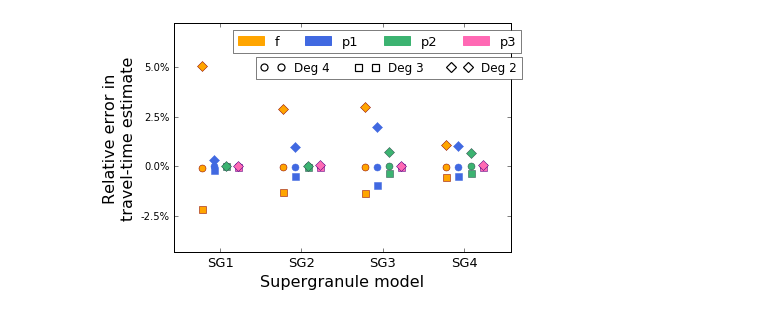
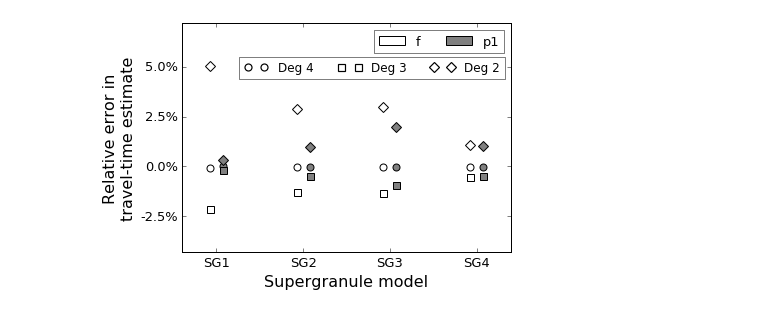
Before and after one commit to jishnub/sparc_flows, a Jupyter notebook: traveltimes_validation.ipynb, the cells around one changed output. Drawn from its saved outputs; the diff is of its cells as text; code cells hidden in the pictures.

```diff
--- a/traveltimes_validation.ipynb
+++ b/traveltimes_validation.ipynb
@@ -44,11 +44,17 @@ colors = {0:{"mfc":"orange","mec":"darkred"},
           1:{"mfc":"royalblue","mec":"royalblue"},
           2:{"mfc":"mediumseagreen","mec":"darkslategrey"},
           3:{"mfc":"hotpink","mec":"indigo"}}
+
+colors = {0:{"mfc":"white","mec":"0"},
+          1:{"mfc":"0.5","mec":"0"}}
+
+
+
 handles=[]
 
 for SGno,datadir in enumerate(datadir_list):
 
-    for modeno,mode in modes_list.items():
+    for modeno,mode in enumerate([modes_list[0],modes_list[1]]):
         halftime=np.loadtxt(os.path.join(datadir,'params.{:d}'.format(modeno)))[2]
 
         data = np.squeeze(pyfits.getdata(os.path.join(datadir,'data','{:02d}.fits'.format(src))))
@@ -81,35 +87,36 @@ for SGno,datadir in enumerate(datadir_list):
         deg3,=plt.plot([SGno+shift*modeno],(tt3-max_tt)/max_tt,marker='o',
                        mfc=colors[modeno]["mfc"],mec=colors[modeno]["mec"],
                          label="{}".format(mode.replace("mode","")),
-                           ls="None",ms=7);
+                           ls="None",ms=7,mew=1);
         deg2,=plt.plot([SGno+shift*modeno],(tt2-max_tt)/max_tt,marker='s',
                        mfc=colors[modeno]["mfc"],mec=colors[modeno]["mec"],
                          label="{}".format(mode.replace("mode","")),
-                           ls="None",ms=7);
+                           ls="None",ms=7,mew=1);
         deg1,=plt.plot([SGno+shift*modeno],(tt1-max_tt)/max_tt,marker='D',
                        mfc=colors[modeno]["mfc"],mec=colors[modeno]["mec"],
                          label="{}".format(mode.replace("mode","")),
-                            ls="None",ms=7);
+                            ls="None",ms=7,mew=1);
 
         if SGno==0:
             handles.extend([deg3,deg2,deg1])
 
 
-plt.xticks(np.arange(len(datadir_list))+shift*(len(modes_list)-1)/2,
+plt.xticks(np.arange(len(datadir_list))+shift*(len(handles)//3-1)/2,
            ['SG'+str(i) for i in xrange(1,len(datadir_list)+1)])
 
 # plt.legend(handles=handles,
 #            loc="best",fontsize=13,ncol=2,bbox_to_anchor=(1.02,1));
 
 handles_modes=[]
-for modeno,mode in modes_list.items():
+for modeno,mode in enumerate([modes_list[0],modes_list[1]]):
     handles_modes.append(matplotlib.patches.FancyBboxPatch((0,0),1,1,
                 boxstyle="sawtooth,pad=0.3,tooth_size=0.5",
                 color=colors[modeno]["mfc"],
+                ec=colors[modeno]["mec"],
                 label=mode.replace("mode","")))
 
 legend1=plt.legend(handles=handles_modes,
-           loc="upper right",fontsize=13,ncol=4,bbox_to_anchor=(1.05,1));
+           loc="upper right",fontsize=13,ncol=4,bbox_to_anchor=(1,1));
 legend1.get_frame().set_linewidth(0.5)
 
 plt.gca().add_artist(legend1)
@@ -120,33 +127,33 @@ for deg in xrange(3):
     handles_deg.append(matplotlib.lines.Line2D([],[],marker=handles[deg].get_marker(),
                     mfc="white",mec="black",ms=handles[deg].get_markersize(),ls="None",
                     label="Deg {:d}".format(4-deg),mew=1.2))
 
-legend2=plt.legend(handles=handles_deg,loc="upper right",ncol=3,bbox_to_anchor=(1.05,0.88))
+legend2=plt.legend(handles=handles_deg,loc="upper right",ncol=3,bbox_to_anchor=(1,0.88))
 legend2.get_frame().set_linewidth(0.5)
 
 plt.gca().yaxis.set_major_locator(ticker.MaxNLocator(6))
 
 def to_percent(y, position):
     # Ignore the passed in position. This has the effect of scaling the default
     # tick locations.
     s = str(100 * y)
 
     # The percent symbol needs escaping in latex
     if matplotlib.rcParams['text.usetex'] is True:
         return s + r'$\%$'
     else:
         return s + '%'
 
 plt.gca().yaxis.set_major_formatter(ticker.FuncFormatter(to_percent))
 plt.ylabel("Relative error in\ntravel-time estimate",fontsize=16);
 plt.xlabel("Supergranule model",fontsize=16);
-plt.tick_params(axis="x",labelsize=13);
+plt.tick_params(axis="both",labelsize=13);
 plt.margins(y=0.3,x=0.1)
 
 plt.gcf().set_size_inches(6,4)
 plt.tight_layout()
 
 if not os.path.exists("plots"): os.makedirs("plots")
 plt.savefig("plots/tt_validation.eps")
 # %% [output]
-[figure, old version]
+[figure, new version]
```
Also changed, not shown: 2 other files.
